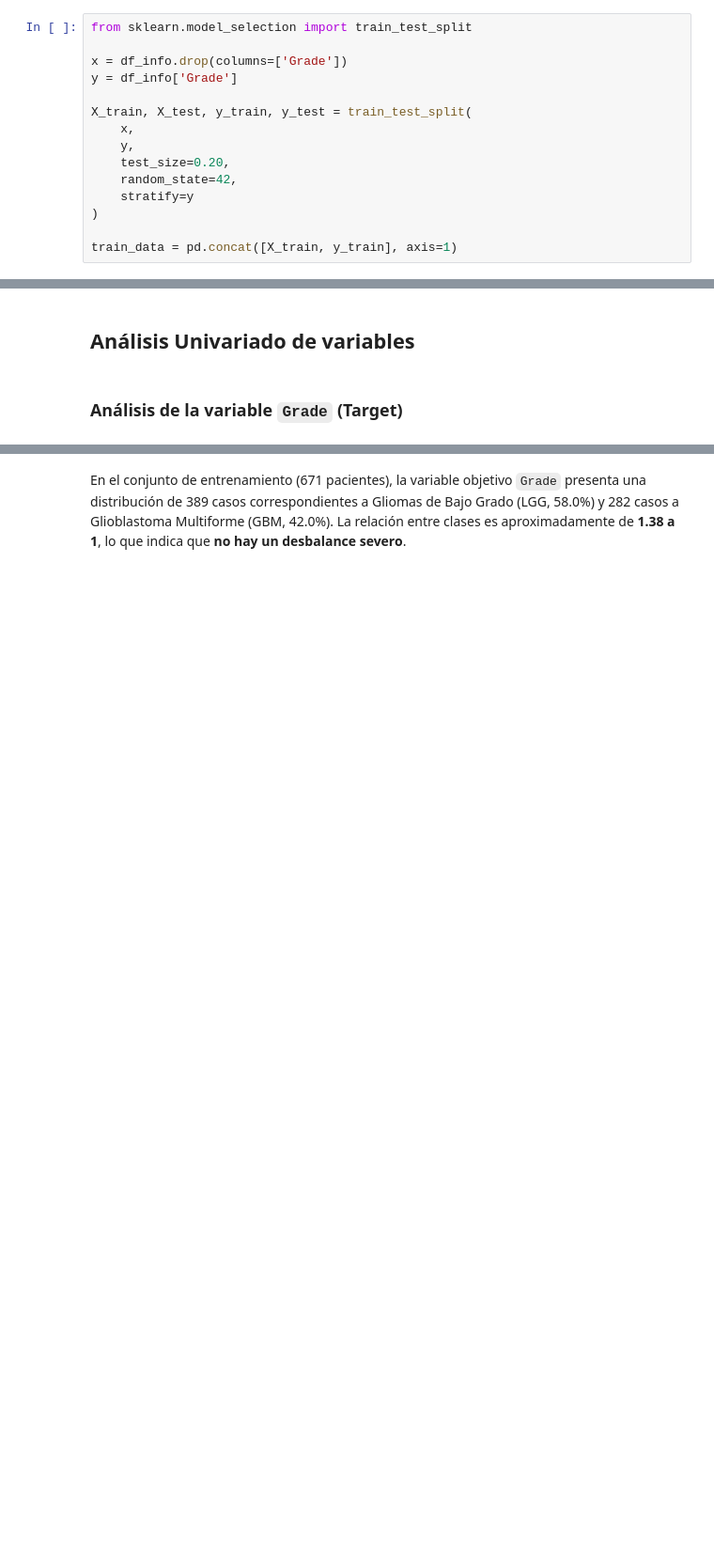
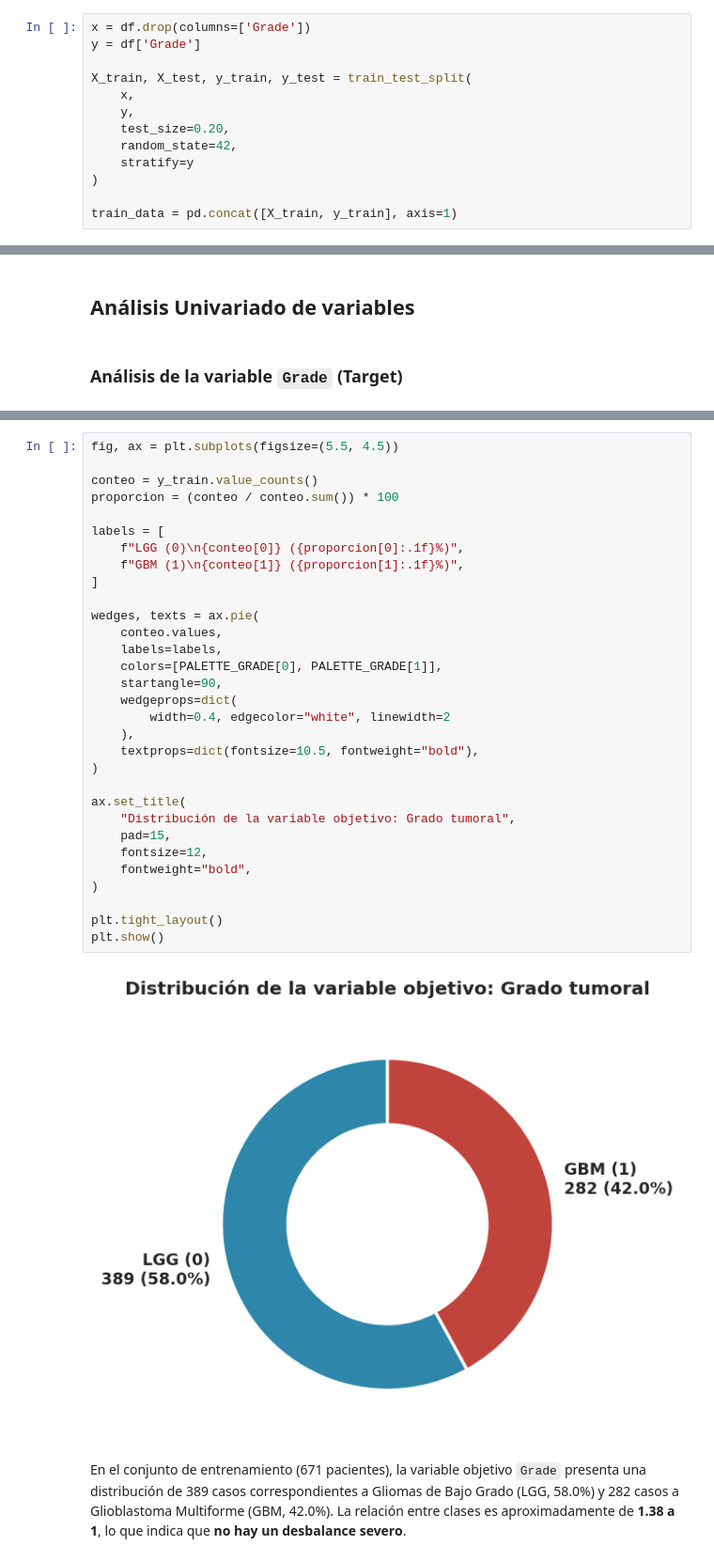
Before and after one commit to joshua2412-a/Prueba, a Jupyter notebook: _sources/notebooks2.ipynb, the cells around one changed output, grey strips where cells are left out. Shown at 94% size. Saved outputs shown, nothing was run; the diff lists cells and outputs as text; blank space fills up the shorter version.

```diff
--- a/_sources/notebooks2.ipynb
+++ b/_sources/notebooks2.ipynb
@@ -197,8 +230,6 @@ La elección de una partición estratificada (Stratified Train-Test Split) se ju
 # %%
-from sklearn.model_selection import train_test_split
-
-x = df_info.drop(columns=['Grade'])
-y = df_info['Grade']
+x = df.drop(columns=['Grade'])
+y = df['Grade']
 
 X_train, X_test, y_train, y_test = train_test_split(
     x,
@@ -255,3 +249,36 @@ plt.show()
+# %%
+fig, ax = plt.subplots(figsize=(5.5, 4.5))
+
+conteo = y_train.value_counts()
+proporcion = (conteo / conteo.sum()) * 100
+
+labels = [
+    f"LGG (0)\n{conteo[0]} ({proporcion[0]:.1f}%)",
+    f"GBM (1)\n{conteo[1]} ({proporcion[1]:.1f}%)",
+]
+
+wedges, texts = ax.pie(
+    conteo.values,
+    labels=labels,
+    colors=[PALETTE_GRADE[0], PALETTE_GRADE[1]],
+    startangle=90,
+    wedgeprops=dict(
+        width=0.4, edgecolor="white", linewidth=2
+    ),
+    textprops=dict(fontsize=10.5, fontweight="bold"),
+)
+
+ax.set_title(
+    "Distribución de la variable objetivo: Grado tumoral",
+    pad=15,
+    fontsize=12,
+    fontweight="bold",
+)
+
+plt.tight_layout()
+plt.show()
+# %% [output]
+[figure, added]
 # %% [markdown]
 En el conjunto de entrenamiento (671 pacientes), la variable objetivo `Grade` presenta una distribución de 389 casos correspondientes a Gliomas de Bajo Grado (LGG, 58.0%) y 282 casos a Glioblastoma Multiforme (GBM, 42.0%). La relación entre clases es aproximadamente de **1.38 a 1**, lo que indica que **no hay un desbalance severo**.
 # %% [markdown]
```
Also changed, not shown: parts of 33 cells of this notebook, 24 other files.
